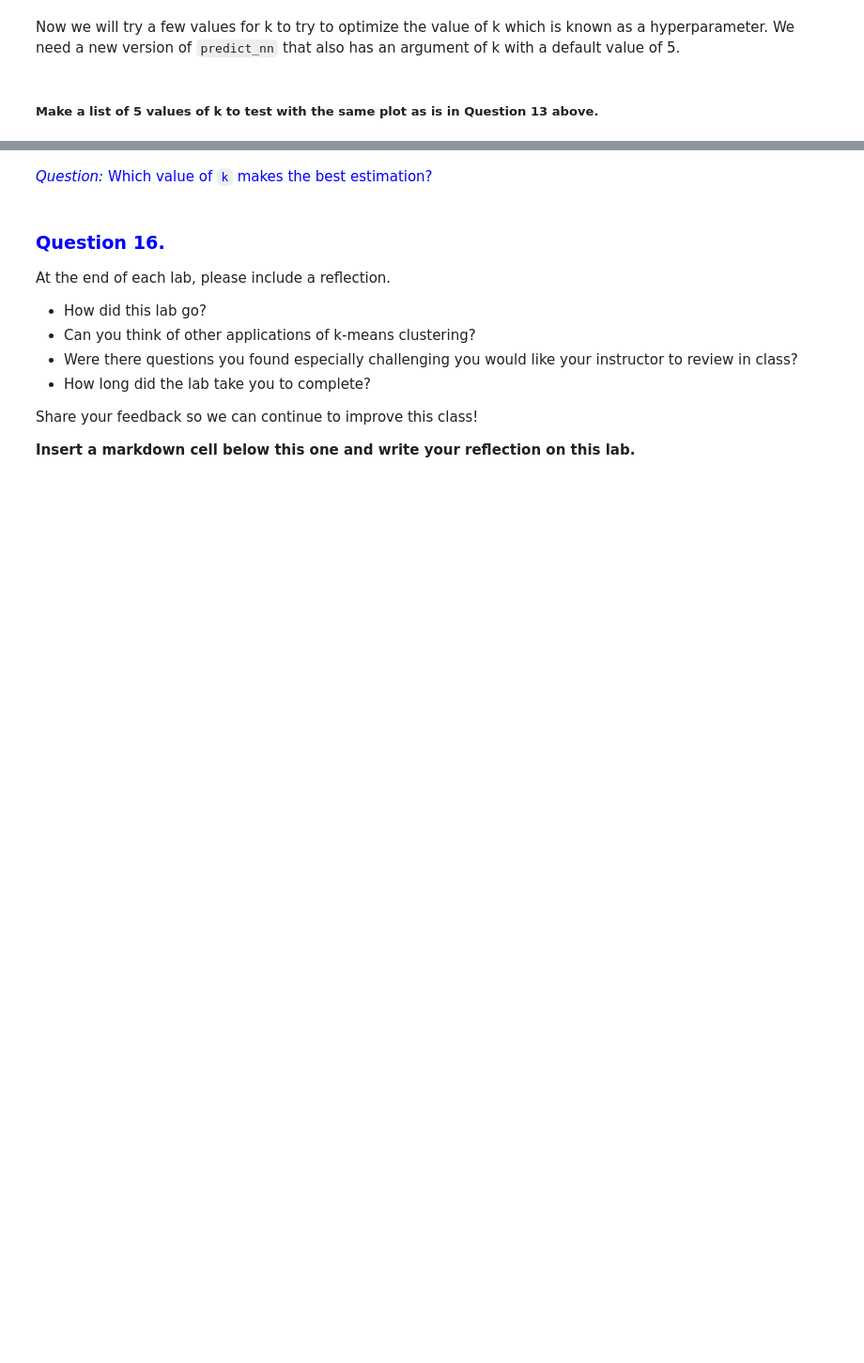
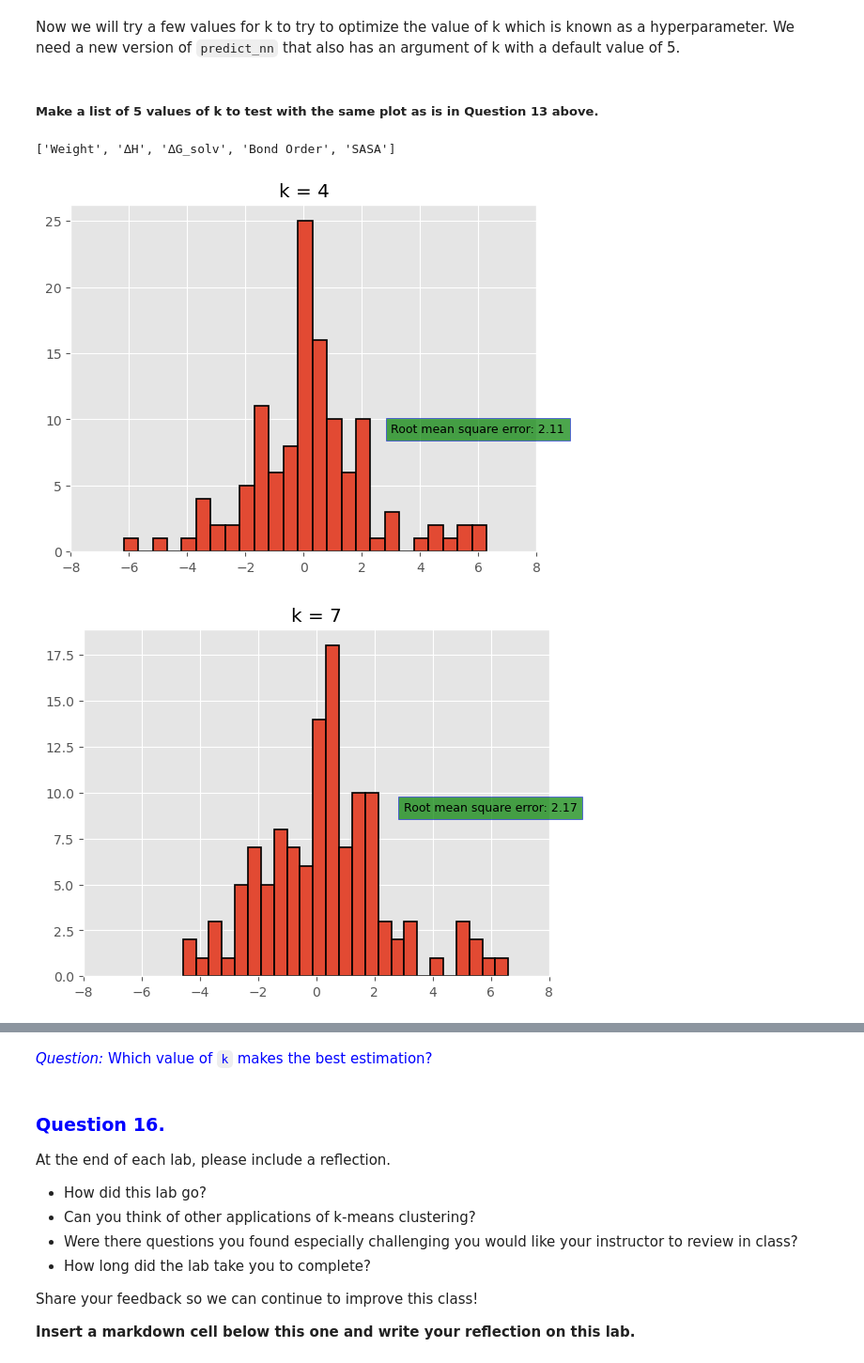
Before and after one commit to laserchemist/datascience, a Jupyter notebook: under_development/Nearest Neighbor/Machine Learning and Chemistry-Fall-2024-advanced.ipynb, the cells around one changed output, grey strips where cells are left out. Shown at 94% size. Cells and saved outputs as stored; diff of their text form; code cells hidden in the pictures; blank space fills up the shorter version.

```diff
--- a/under_development/Nearest Neighbor/Machine Learning and Chemistry-Fall-2024-advanced.ipynb
+++ b/under_development/Nearest Neighbor/Machine Learning and Chemistry-Fall-2024-advanced.ipynb
@@ -420,0 +475,3 @@ molecules
+# %%
+molecules = Table().read_table('data/pKa_med.csv')
+molecules
@@ -503,3 +573,6 @@ First we need to convert all numerical values to standard units. This is because
 # %%
 target = ['pKa']
 features = ['Weight','∆H','∆G_solv','Bond Order','SASA']
+# %%
+target = ['pKa']
+features = ['Weight','∆H','∆G_solv','Bond Order','SASA','Charge_0p','Charge_0d','Charge_1p','Charge_1d','Charge_2p','Charge_2d'	]
@@ -523,3 +628,8 @@ train, test = pKa_s.split(...)
 print(train.num_rows, 'training and', test.num_rows, 'test instances.')
 
 train.show(3)
+# %%
+train, test = pKa_s.split(int(0.8*pKa_s.num_rows))
+print(train.num_rows, 'training and', test.num_rows, 'test instances.')
+
+train.show(3)
@@ -554,5 +679,5 @@ test.select(features).take(5)
 # %%
-k = ... # Choose a k value
+k = 12 # Choose a k value
 # %% [markdown]
 Look at the closest k rows to row 6 (`.take(5)` above)
 # %%
@@ -633,18 +792,25 @@ Now we will iterate through different values of k to decide which is best.
 Now we will try a few values for k to try to optimize the value of k which is known as a hyperparameter. We need a new version of `predict_nn` that also has an argument of k with a default value of 5.
 # %% [markdown]
 ##### Make a list of 5 values of k to test with the same plot as is in Question 13 above.
+# %%
+features
+# %% [output]
+['Weight', '∆H', '∆G_solv', 'Bond Order', 'SASA']
 # %%
-for knn in [...]:
+for knn in [4,7,9,15,21]:
     exp_pKa = []
     predict_pKa = []
     for i in np.arange(test.num_rows):
         exp_pKa.append(test.column("pKa").item(i))
         predict_pKa.append(predict_knn(i,train,test, knn,0))
     plt.hist(np.array(exp_pKa)-np.array(predict_pKa), bins=25, edgecolor="black", linewidth=1.2)
     plt.xlim(-8,8)
     rmse_nn = np.mean((np.array(exp_pKa)-np.array(predict_pKa)) ** 2) ** 0.5
     t=plt.text(3,9,f'Root mean square error: {rmse_nn:.2f}',fontsize=9)
     t.set_bbox(dict(facecolor='green',alpha=0.7, edgecolor='blue'))
     plt.title("k = " + str(knn))
     plt.savefig('k_'+str(knn)+'-plots.png')
     plt.show()
+# %% [output]
+[figure, added]
+[figure, added]
```
Also changed, not shown: parts of 35 cells of this notebook, 23 other files.
